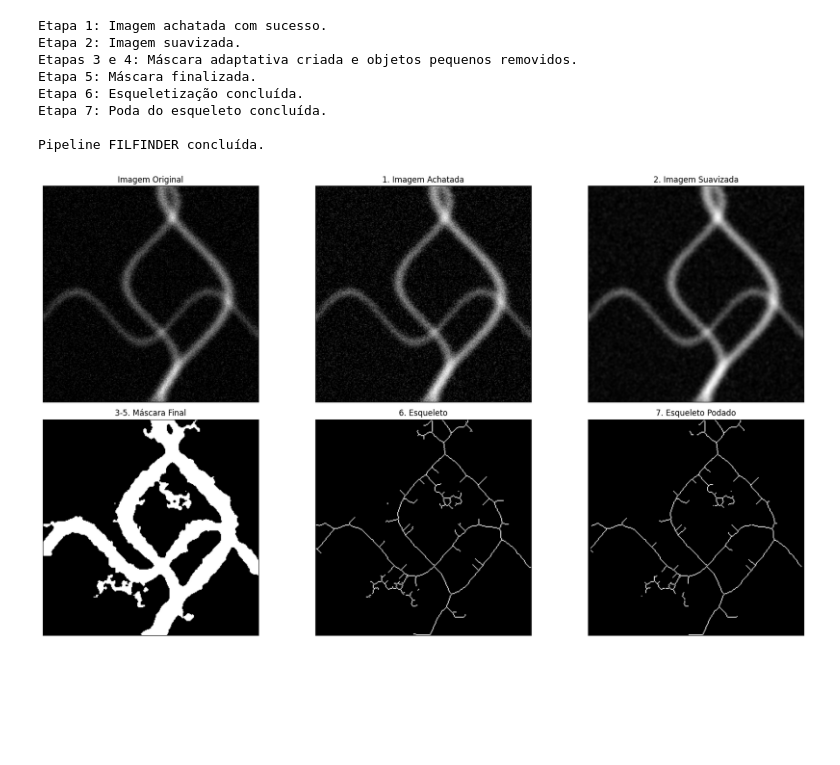
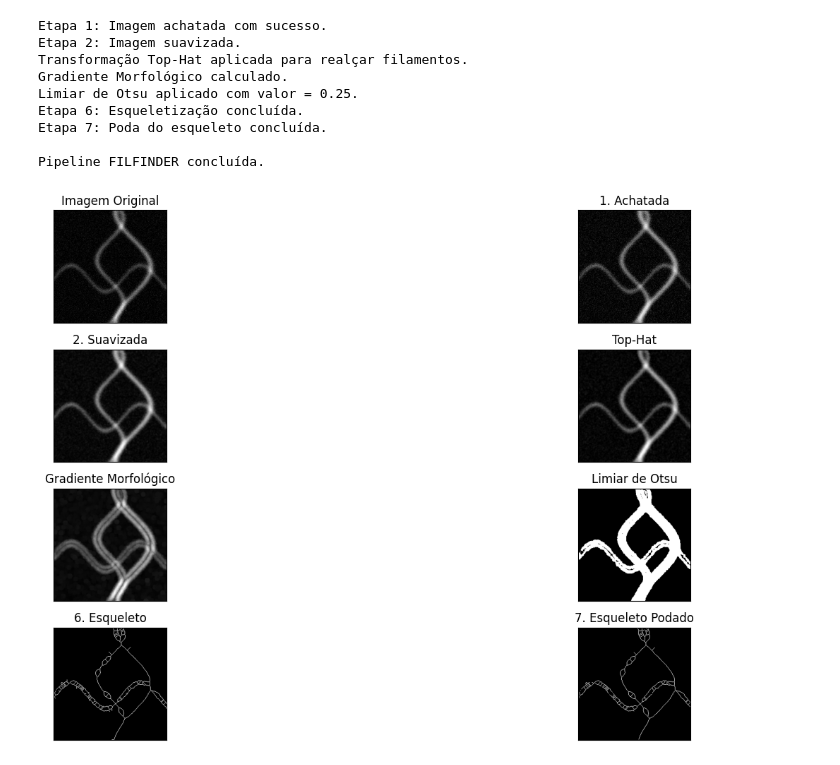
Before and after one commit to JonathanWNogueira/image_processing, a Jupyter notebook: t1/t1.ipynb, the cells around one changed output. Cells and saved outputs as stored; diff of their text form; code cells hidden in the pictures; blank space fills up the shorter version.

```diff
--- a/t1/t1.ipynb
+++ b/t1/t1.ipynb
@@ -181,33 +254,34 @@ Pipeline FILFINDER concluída.
 # %%
 np.random.seed(42)
 shape = (256, 256)
 x, y = np.indices(shape)
 
 # Cria algumas estruturas sinusoidais para simular filamentos
 filament1 = 0.8 * np.exp(-((y - 128 - 30 * np.sin(x / 30.0))**2) / 20)
 filament2 = 1.0 * np.exp(-((y - 180 + 40 * np.cos(x / 40.0))**2) / 30)
 filament3 = 0.6 * np.exp(-((x - 100 - 30 * np.sin(y / 25.0))**2) / 15)
 
 synthetic_image = filament1 + filament2 + filament3
 synthetic_image = gaussian(synthetic_image, sigma=3)
 
 # Adiciona ruído Gaussiano
 noise = 0.1 * np.random.randn(*shape)
 synthetic_image += noise
 synthetic_image = np.clip(synthetic_image, 0, np.max(synthetic_image))
 
 filfinder = FilFinderPipeline(synthetic_image)
-filfinder.run_pipeline()
+filfinder.run_pipeline(False)
 
 # Mostra os resultados
-filfinder.plot_results()
+filfinder.plot_results(False)
 # %% [output]
 Etapa 1: Imagem achatada com sucesso.
 Etapa 2: Imagem suavizada.
-Etapas 3 e 4: Máscara adaptativa criada e objetos pequenos removidos.
-Etapa 5: Máscara finalizada.
+Transformação Top-Hat aplicada para realçar filamentos.
+Gradiente Morfológico calculado.
+Limiar de Otsu aplicado com valor = 0.25.
 Etapa 6: Esqueletização concluída.
 Etapa 7: Poda do esqueleto concluída.
 
 Pipeline FILFINDER concluída.
-[figure, old version]
+[figure, new version]
```
Also changed, not shown: parts of 4 cells of this notebook.
